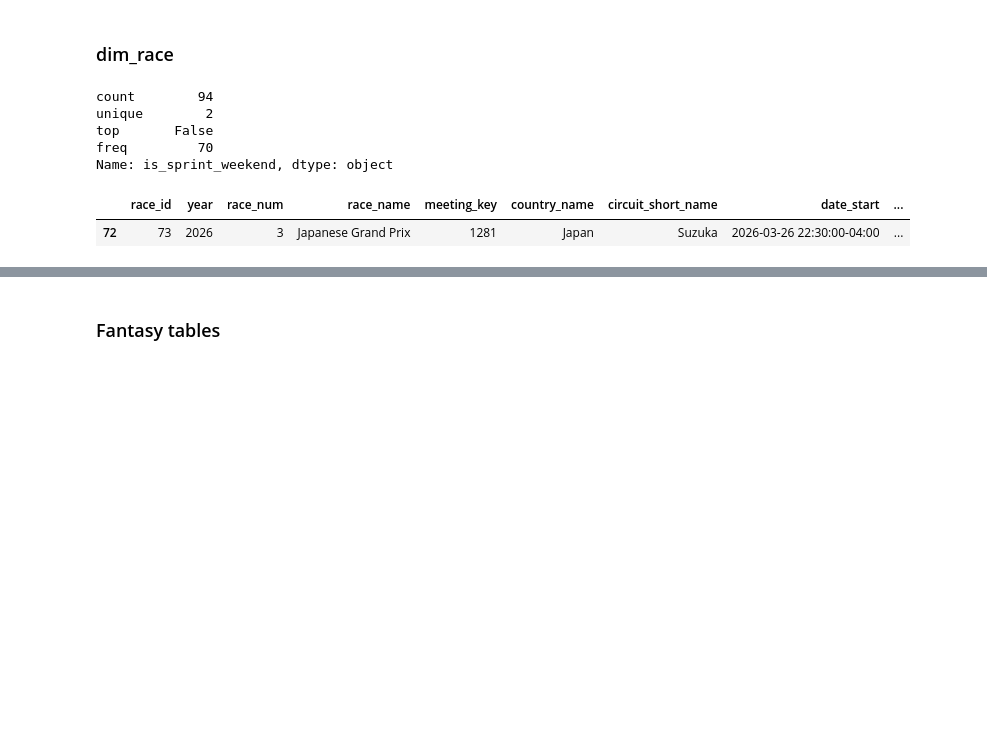
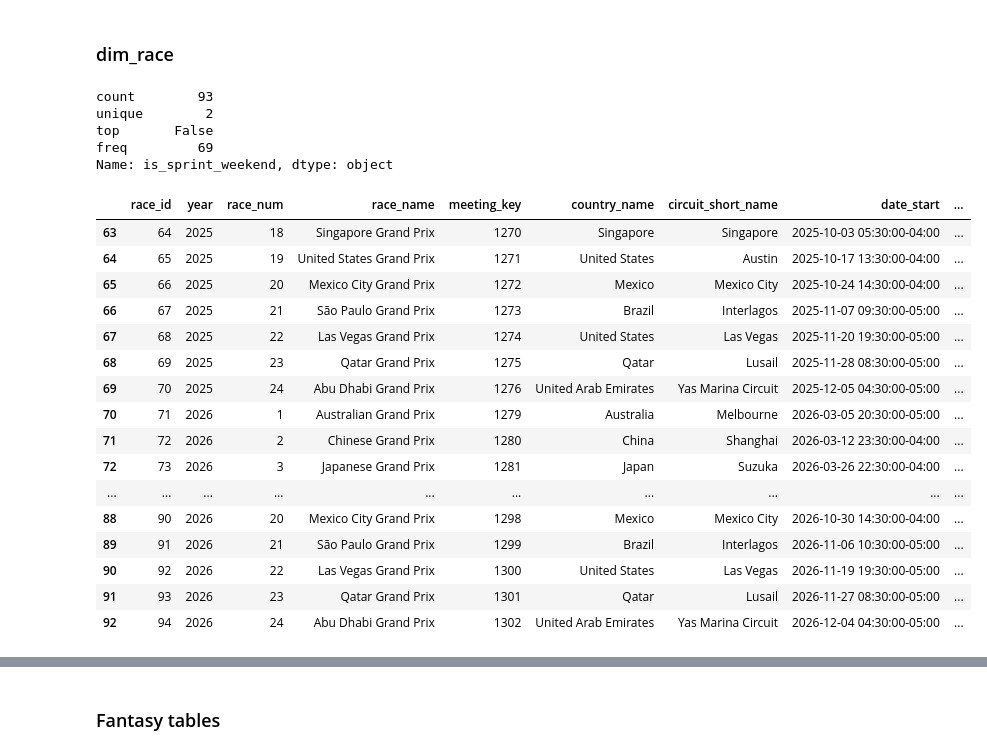
Before and after one commit to jguptil1/F1Fantasy, a Jupyter notebook: src/ingestion/database_testing.ipynb, the cells around one changed output, grey strips where cells are left out. Drawn from its saved outputs; the diff is of its cells as text; code cells hidden in the pictures; blank space fills up the shorter version.

Commit message:
bahrain bugs complete, ready for singapore

```diff
--- a/src/ingestion/database_testing.ipynb
+++ b/src/ingestion/database_testing.ipynb
@@ -4,3 +4,11 @@ from pathlib import Path
 # %%
 working_directory = Path.cwd().parent.parent
 DATABASE_PATH = working_directory / "data" / "database" / "f1_fantasy.duckdb"
+# %%
+with duckdb.connect(DATABASE_PATH, read_only=True) as con:
+
+    tables = con.execute("""
+        SHOW TABLES
+    """).df()
+
+tables
@@ -418,16 +444,3 @@ results2.tail(29)
 | 107 | 1292 | 11344 | 77 | V BOTTAS | Valtteri BOTTAS | BOT | Cadillac | ... |
 | 108 | 1292 | 11344 | 81 | O PIASTRI | Oscar PIASTRI | PIA | McLaren | ... |
 | 109 | 1292 | 11344 | 87 | O BEARMAN | Oliver BEARMAN | BEA | Haas F1 Team | ... |
-# %%
-with duckdb.connect(DATABASE_PATH, read_only=True) as con:
-
-    df = con.execute("""
-        SELECT DISTINCT
-            driver_id,
-            driver_name
-        FROM fact_driver_racedriver_id
-        WHERE year = 2026
-        ORDER BY driver_name
-    """).df()
-
-df
@@ -684,13 +691,28 @@ def read_dim_race():
 dim_race = read_dim_race()
 dim_race['is_sprint_weekend'].describe()
 # %% [output]
-count        94
+count        93
 unique        2
 top       False
-freq         70
+freq         69
 Name: is_sprint_weekend, dtype: object
 # %%
-dim_race[dim_race['race_id'] == 73]
+dim_race.tail(30)
 # %% [output]
 |  | race_id | year | race_num | race_name | meeting_key | country_name | circuit_short_name | date_start | ... |
+| 63 | 64 | 2025 | 18 | Singapore Grand Prix | 1270 | Singapore | Singapore | 2025-10-03 05:30:00-04:00 | ... |
+| 64 | 65 | 2025 | 19 | United States Grand Prix | 1271 | United States | Austin | 2025-10-17 13:30:00-04:00 | ... |
+| 65 | 66 | 2025 | 20 | Mexico City Grand Prix | 1272 | Mexico | Mexico City | 2025-10-24 14:30:00-04:00 | ... |
+| 66 | 67 | 2025 | 21 | São Paulo Grand Prix | 1273 | Brazil | Interlagos | 2025-11-07 09:30:00-05:00 | ... |
+| 67 | 68 | 2025 | 22 | Las Vegas Grand Prix | 1274 | United States | Las Vegas | 2025-11-20 19:30:00-05:00 | ... |
+| 68 | 69 | 2025 | 23 | Qatar Grand Prix | 1275 | Qatar | Lusail | 2025-11-28 08:30:00-05:00 | ... |
+| 69 | 70 | 2025 | 24 | Abu Dhabi Grand Prix | 1276 | United Arab Emirates | Yas Marina Circuit | 2025-12-05 04:30:00-05:00 | ... |
+| 70 | 71 | 2026 | 1 | Australian Grand Prix | 1279 | Australia | Melbourne | 2026-03-05 20:30:00-05:00 | ... |
+| 71 | 72 | 2026 | 2 | Chinese Grand Prix | 1280 | China | Shanghai | 2026-03-12 23:30:00-04:00 | ... |
 | 72 | 73 | 2026 | 3 | Japanese Grand Prix | 1281 | Japan | Suzuka | 2026-03-26 22:30:00-04:00 | ... |
+| ... | ... | ... | ... | ... | ... | ... | ... | ... | ... |
+| 88 | 90 | 2026 | 20 | Mexico City Grand Prix | 1298 | Mexico | Mexico City | 2026-10-30 14:30:00-04:00 | ... |
+| 89 | 91 | 2026 | 21 | São Paulo Grand Prix | 1299 | Brazil | Interlagos | 2026-11-06 10:30:00-05:00 | ... |
+| 90 | 92 | 2026 | 22 | Las Vegas Grand Prix | 1300 | United States | Las Vegas | 2026-11-19 19:30:00-05:00 | ... |
+| 91 | 93 | 2026 | 23 | Qatar Grand Prix | 1301 | Qatar | Lusail | 2026-11-27 08:30:00-05:00 | ... |
+| 92 | 94 | 2026 | 24 | Abu Dhabi Grand Prix | 1302 | United Arab Emirates | Yas Marina Circuit | 2026-12-04 04:30:00-05:00 | ... |
```
Also changed, not shown: parts of 29 cells of this notebook, 23 other files.
